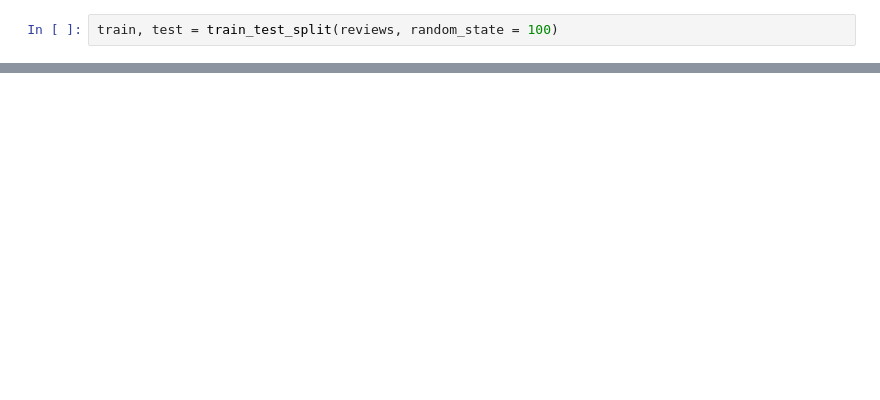
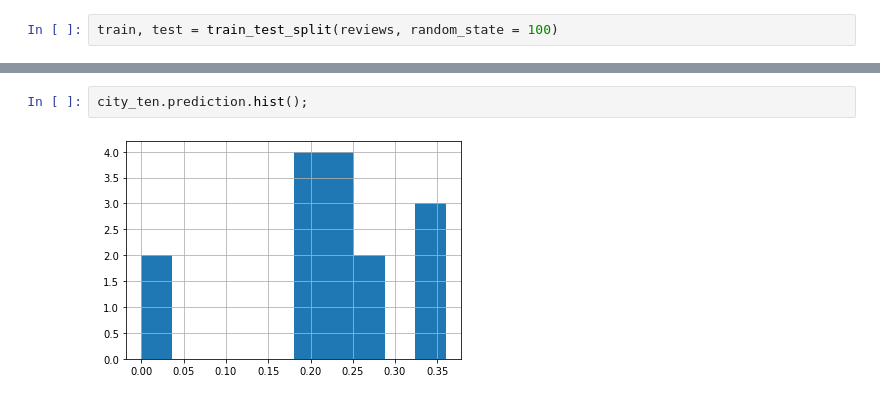
Before and after one commit to dj-betts/jf_project, a Jupyter notebook: recommender_base.ipynb, the cells around one changed output, grey strips where cells are left out. Saved outputs shown, nothing was run; the diff lists cells and outputs as text; blank space fills up the shorter version.

```diff
--- a/recommender_base.ipynb
+++ b/recommender_base.ipynb
@@ -527,0 +668,4 @@ array([[0.04      , 0.41833333, 0.36      , ..., 0.36      , 0.36      ,
+# %%
+city_ten.prediction.hist();
+# %% [output]
+[figure, added]
```
Also changed, not shown: parts of 42 cells of this notebook.
